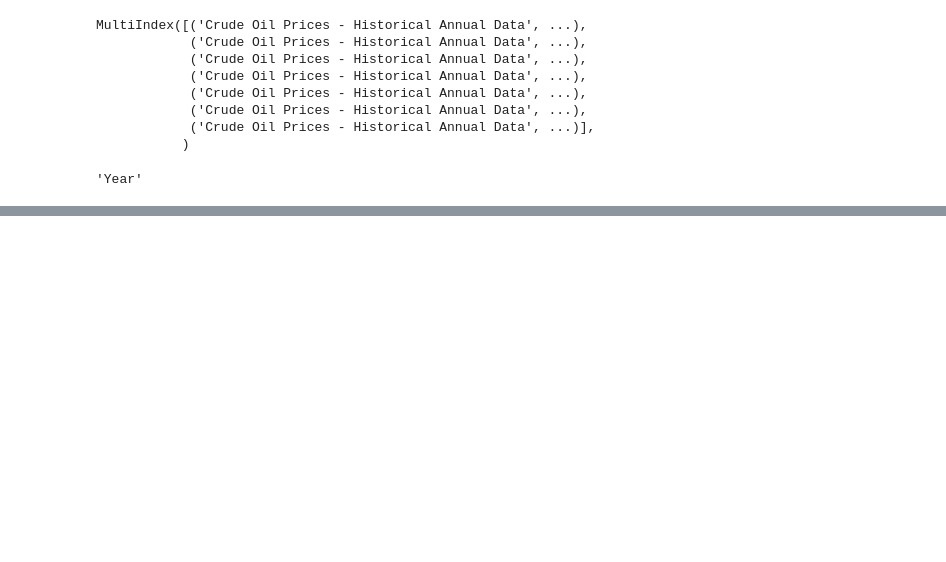
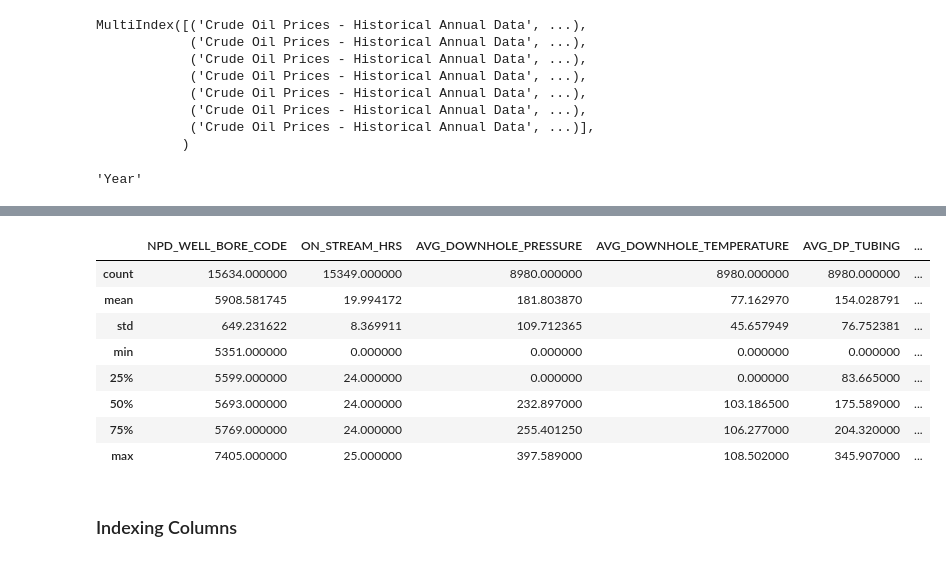
Before and after one commit to ramikhouli/Oil-and-Gas-Data-Analysis, a Jupyter notebook: Pandas.ipynb, the cells around one changed output, grey strips where cells are left out. Cells and saved outputs as stored; diff of their text form; code cells hidden in the pictures; blank space fills up the shorter version.

```diff
--- a/Pandas.ipynb
+++ b/Pandas.ipynb
@@ -491,0 +716,2 @@ df
+# %%
+df = pd.read_csv(file_path)
@@ -491,0 +875,14 @@ df
+# %%
+df.describe()
+# %% [output]
+|  | NPD_WELL_BORE_CODE | ON_STREAM_HRS | AVG_DOWNHOLE_PRESSURE | AVG_DOWNHOLE_TEMPERATURE | AVG_DP_TUBING | ... |
+| count | 15634.000000 | 15349.000000 | 8980.000000 | 8980.000000 | 8980.000000 | ... |
+| mean | 5908.581745 | 19.994172 | 181.803870 | 77.162970 | 154.028791 | ... |
+| std | 649.231622 | 8.369911 | 109.712365 | 45.657949 | 76.752381 | ... |
+| min | 5351.000000 | 0.000000 | 0.000000 | 0.000000 | 0.000000 | ... |
+| 25% | 5599.000000 | 24.000000 | 0.000000 | 0.000000 | 83.665000 | ... |
+| 50% | 5693.000000 | 24.000000 | 232.897000 | 103.186500 | 175.589000 | ... |
+| 75% | 5769.000000 | 24.000000 | 255.401250 | 106.277000 | 204.320000 | ... |
+| max | 7405.000000 | 25.000000 | 397.589000 | 108.502000 | 345.907000 | ... |
+# %% [markdown]
+### Indexing Columns
```
Also changed, not shown: parts of 74 cells of this notebook.
